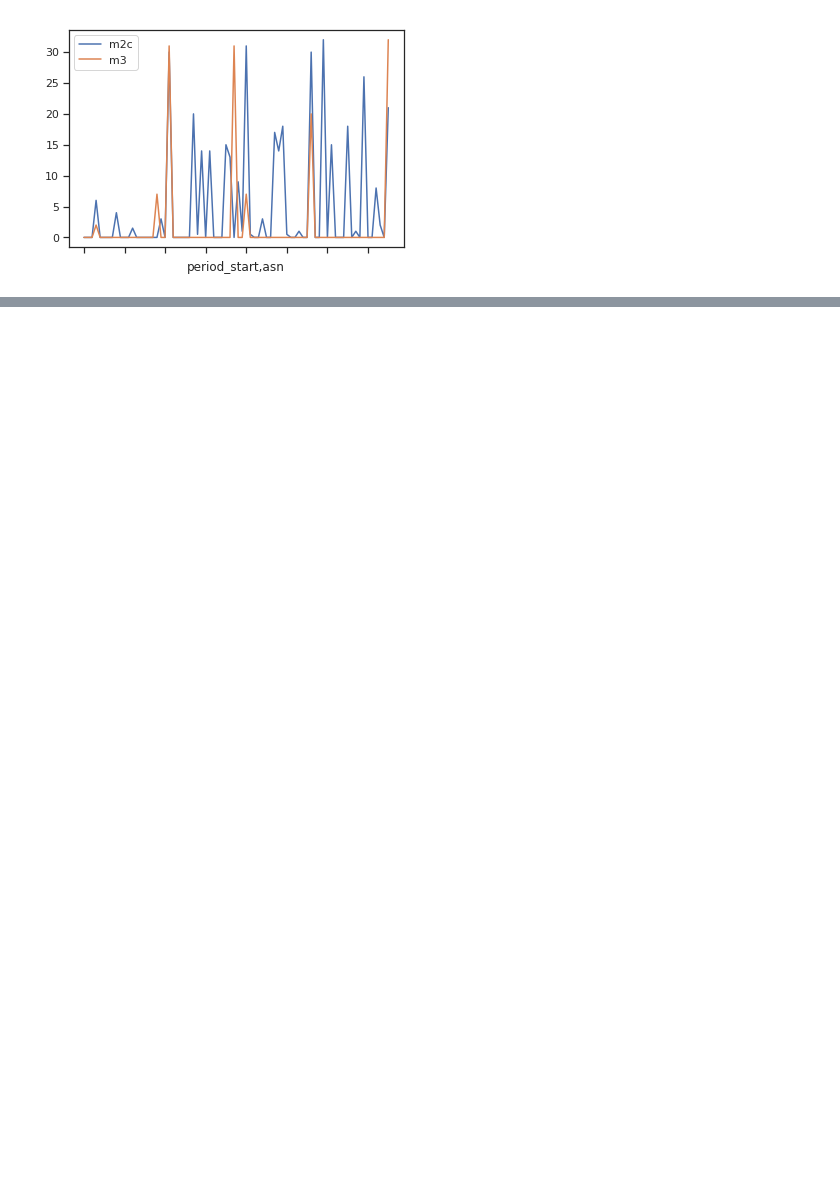
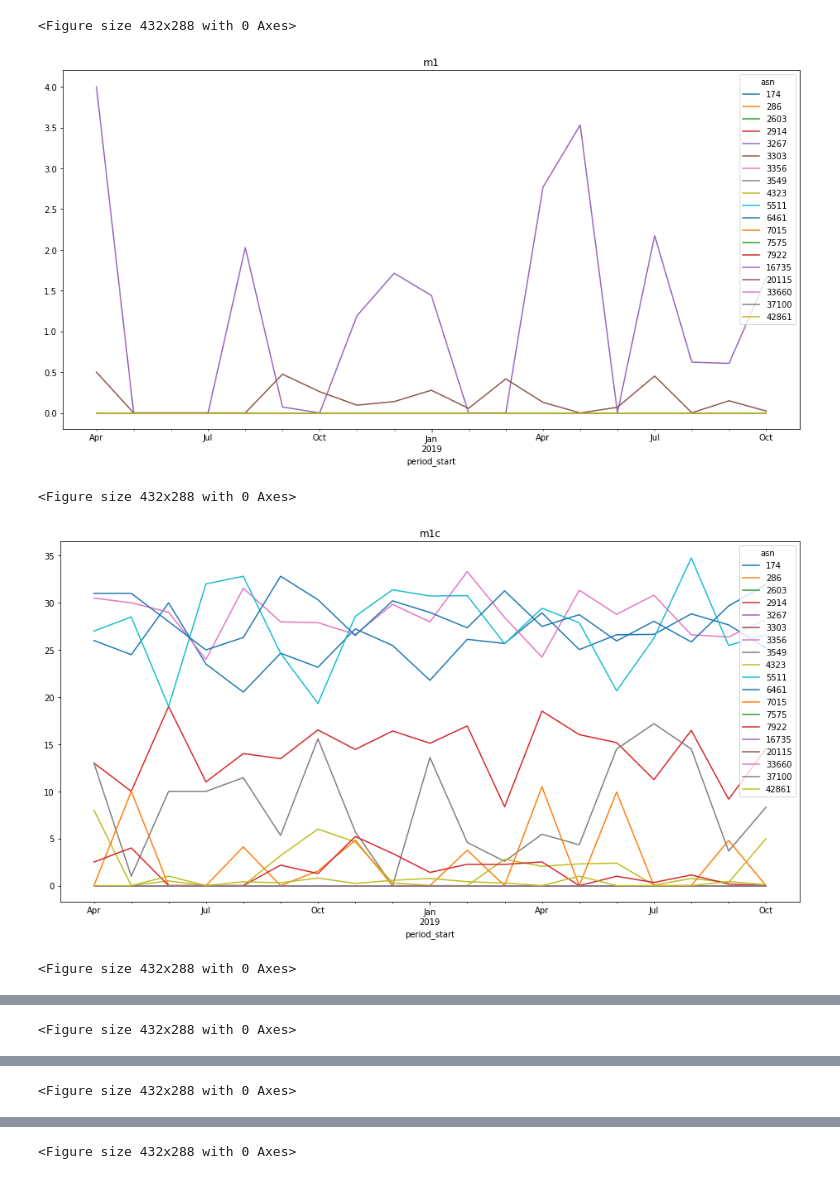
Before and after one commit to gijzelaerr/manrs, a Jupyter notebook: notebooks/visualise.ipynb, the cells around one changed output, grey strips where cells are left out. Saved outputs shown, nothing was run; the diff lists cells and outputs as text; code cells hidden in the pictures; blank space fills up the shorter version.

```diff
--- a/notebooks/visualise.ipynb
+++ b/notebooks/visualise.ipynb
@@ -19,17 +15,7 @@ naughty_asns = session.query(Result.asn).filter(or_(v != 0 for v in (Result.m1,
                                                                      Result.m2c, Result.m3))).all()
 naughty_asns = [i[0] for i in naughty_asns]
 # %%
-query = session.query(Report.period_start,
-                      Result.asn,
-                      Result.m2c,
-                      Result.m3).filter(Result.report_id.in_([16, 17, 18, 19]),
-                                                             Result.asn.in_(naughty_asns),
-                                                             Report.id == Result.report_id
-                                                            )
+metric = "m3"
+query = session.query(Report.period_start, Result.asn, getattr(Result, metric)).\
+    filter(Result.asn.in_(naughty_asns), Report.id == Result.report_id)
+df = pd.read_sql(query.statement, query.session.bind, index_col=['period_start']).pivot(columns='asn')
-# %%
-df = pd.read_sql(query.statement, query.session.bind, index_col=['period_start', 'asn'])
-# %%
-sns.set(style="ticks")
-_ = df.plot()
-# %% [output]
-[figure, removed]
@@ -37,0 +22,16 @@ session.commit()
+# %%
+def make_plot(metric, asns):
+    query = session.query(Report.period_start, Result.asn, getattr(Result, metric)).\
+        filter(Result.asn.in_(asns), Report.id == Result.report_id)
+    df = pd.read_sql(query.statement, query.session.bind, index_col=['period_start']).pivot(columns='asn')[metric]
+    plt.figure()
+    df.plot(figsize=(16,8), title=metric)
+# %%
+for metric in "m1", "m1c", "m2", "m2c", "m3", "m7irr":
+    make_plot(metric, naughty_asns)
+# %% [output]
+<Figure size 432x288 with 0 Axes>
+[figure, added]
+<Figure size 432x288 with 0 Axes>
+[figure, added]
+<Figure size 432x288 with 0 Axes>
@@ -37,0 +39 @@ session.commit()
+<Figure size 432x288 with 0 Axes>
@@ -37,0 +41 @@ session.commit()
+<Figure size 432x288 with 0 Axes>
@@ -37,0 +43 @@ session.commit()
+<Figure size 432x288 with 0 Axes>
```
Also changed, not shown: parts of 5 cells of this notebook, 1 other file.
